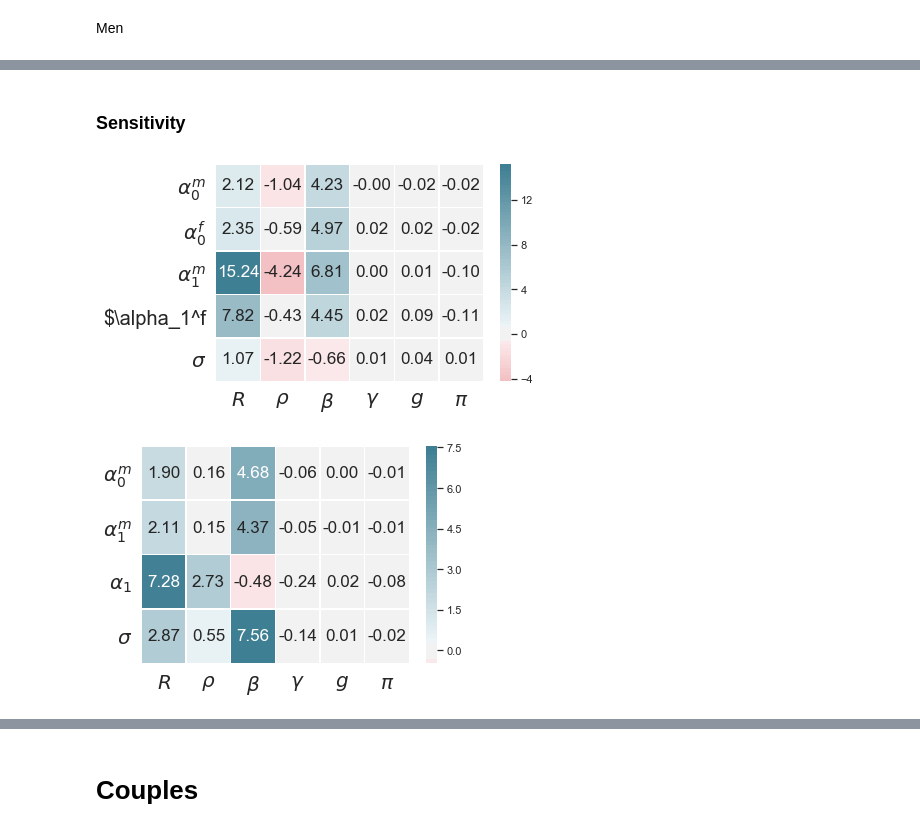
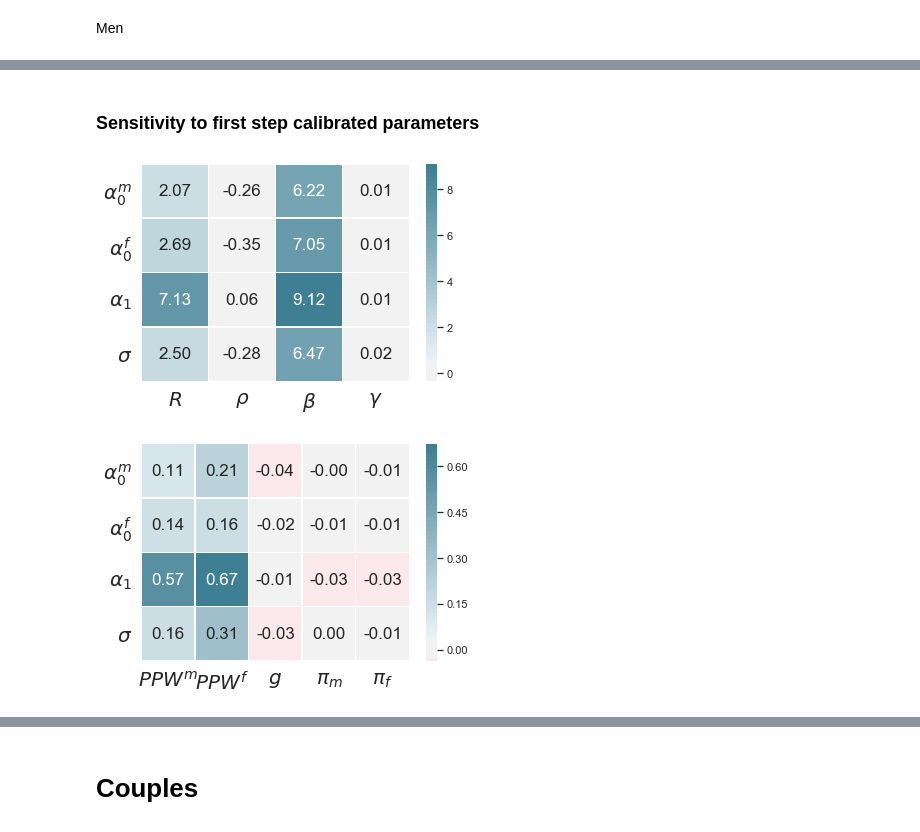
Before and after one commit to mathiassunesen/Speciale_retirement, a Jupyter notebook: Main/MSM_real_data.ipynb, the cells around one changed output, grey strips where cells are left out. Cells and saved outputs as stored; diff of their text form; code cells hidden in the pictures.

```diff
--- a/Main/MSM_real_data.ipynb
+++ b/Main/MSM_real_data.ipynb
@@ -30,0 +21,5 @@ weight = weight_matrix(moments['SE'].to_numpy())
+# %%
+moments = pd.read_excel('SASdata/single_moments.xlsx')
+mom_data = moments['Moments'].to_numpy()
+mom_se = moments['SE'].to_numpy()
+weight = SMD.weight_matrix_single(mom_se)
@@ -33,5 +35,5 @@ Set up estimation
 # %%
-Single = RetirementClass(simN=int(1e5), simT=12)
+Single = RetirementClass(simN=int(5e5), simT=68-57+1)
 Single.solve()
 Single.simulate()
 # %%
@@ -39,19 +41,13 @@ Single.simulate()
 def mom_fun(sim):
     return SMD.MomFunSingle(sim,Single.par)
 # %%
-# Parameters to be estimated (and guess)
-theta0 = [(0.1, 0.1, 0.1, 0.1, 0.5),
-          (0.5, 0.5, 0.2, 0.2, 0.5),
-          (1.0, 1.0, 0.3, 0.3, 0.5),
-          (0.1, 0.1, -0.1, 0.1, 0.5),
-          (0.5, 0.5, -0.2, 0.2, 0.5),
-          (1.0, 1.0, -0.3, 0.3, 0.5)]
-
 add_str = '_est'
 est_par = ("alpha_0_male", "alpha_0_female", "alpha_1", "sigma_eta")
 est_par_tex = (r'$\alpha_0^m$', r'$\alpha_0^f$', r'$\alpha_1$', r'$\sigma$')
-fixed_par = ('R', 'rho', 'beta', 'gamma', 'g_adjust', 'pi_adjust_m', 'pi_adjust_f')
-fixed_par_tex = (r'$R$', r'$\rho$', r'$\beta$', r'$\gamma$', r'$g$', r'$\pi_m$', r'$\pi_f$')
+fixed_par = ('R', 'rho', 'beta', 'gamma',
+             'priv_pension_male', 'priv_pension_female', 'g_adjust', 'pi_adjust_m', 'pi_adjust_f')
+fixed_par_tex = (r'$R$', r'$\rho$', r'$\beta$', r'$\gamma$',
+                 r'$PPW^m$', r'$PPW^f$', r'$g$', r'$\pi_m$', r'$\pi_f$')
 
 # Setup estimation
 smd = SMD.SimulatedMinimumDistance(Single,mom_data,mom_fun)
@@ -109,9 +80,2 @@ Std error : [0.0070615  0.00236628 0.00166265 0.00568485]
 # %% [markdown]
 ### Model fit
-# %%
-theta = SMD.load_est(name='Single')
-est_par = ("alpha_0_male", "alpha_0_female", "alpha_1", "sigma_eta")
-th = []
-for p in range(len(theta)):
-    th.append(theta[est_par[p]])
-theta = th
@@ -200,14 +116,10 @@ figs.MyPlot(model_fit([1]),ylim=[-0.01,0.4],linewidth=3,save=True).savefig('figs
-# %% [markdown]
-### Sensitivity
+# %% [markdown]
+### Sensitivity to first step calibrated parameters
 # %%
-smd.recompute = True # because g_adjust and pi_adjust requires recompute
+smd.recompute=True
 smd.sensitivity(theta,weight,fixed_par)
-figs.sens_fig_tab(smd.sens2,smd.sens2e,theta,est_par_tex,fixed_par_tex)
+figs.sens_fig_tab(smd.sens2[:,:4],smd.sens2e[:,:4],theta,est_par_tex,fixed_par_tex[:4])
+figs.sens_fig_tab(smd.sens2[:,4:],smd.sens2e[:,4:],theta,est_par_tex,fixed_par_tex[4:])
 # %% [output]
-[figure, old version]
+[figure, new version]
+[figure, added]
-# %%
-smd.recompute = True # because g_adjust and pi_adjust requires recompute
-smd.sensitivity(theta,weight,fixed_par)
-figs.sens_fig_tab(smd.sens2,smd.sens2e,theta,est_par_tex,fixed_par_tex)
-# %% [output]
-[figure, removed]
```
Also changed, not shown: parts of 85 cells of this notebook, 13 other files.
